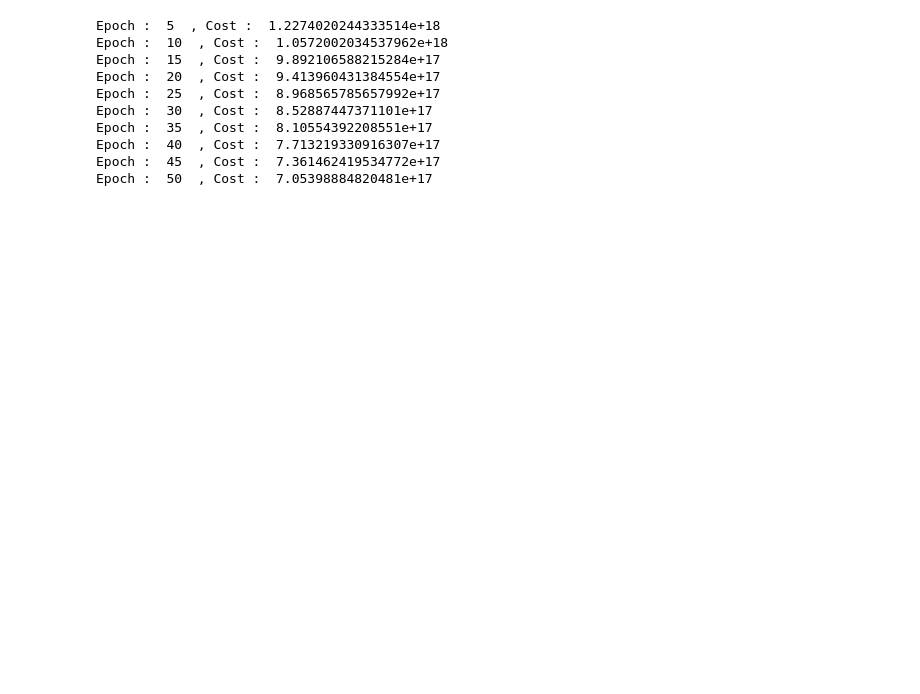
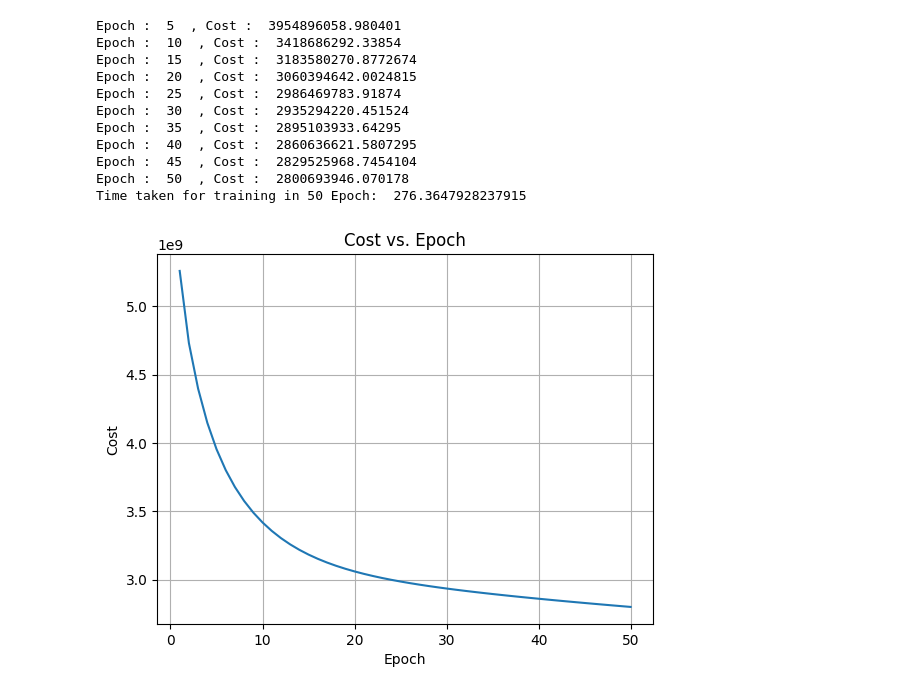
Before and after one commit to RudranilJadhav/24095043-CSoC25-IG, a Jupyter notebook: Prerequisites/Part1.ipynb, the cells around one changed output. Saved outputs shown, nothing was run; the diff lists cells and outputs as text; code cells hidden in the pictures; blank space fills up the shorter version.

```diff
--- a/Prerequisites/Part1.ipynb
+++ b/Prerequisites/Part1.ipynb
@@ -64,21 +67,37 @@ def gradient_decent(w,b,lr):
 # %%
-w=[0]*12
+w=[0]*len(x_train.iloc[0])
 b=0
+cost_list=[]
+
+start = time.time()
 for epoch in range(50):
-    w,b=gradient_decent(w,b,5)
+    w,b=gradient_decent(w,b,1.25)
     if((epoch+1)%5==0):
         print("Epoch : ",epoch+1 ," , Cost : ",cost(w,b))
+    cost_list.append(cost(w,b))
+end = time.time()
+print("Time taken for training in 50 Epoch: ",end-start)
 # %% [output]
-Epoch :  5  , Cost :  1.2274020244333514e+18
-Epoch :  10  , Cost :  1.0572002034537962e+18
-Epoch :  15  , Cost :  9.892106588215284e+17
-Epoch :  20  , Cost :  9.413960431384554e+17
-Epoch :  25  , Cost :  8.968565785657992e+17
-Epoch :  30  , Cost :  8.52887447371101e+17
-Epoch :  35  , Cost :  8.10554392208551e+17
-Epoch :  40  , Cost :  7.713219330916307e+17
-Epoch :  45  , Cost :  7.361462419534772e+17
-Epoch :  50  , Cost :  7.05398884820481e+17
+Epoch :  5  , Cost :  3954896058.980401
+Epoch :  10  , Cost :  3418686292.33854
+Epoch :  15  , Cost :  3183580270.8772674
+Epoch :  20  , Cost :  3060394642.0024815
+Epoch :  25  , Cost :  2986469783.91874
+Epoch :  30  , Cost :  2935294220.451524
+Epoch :  35  , Cost :  2895103933.64295
+Epoch :  40  , Cost :  2860636621.5807295
+Epoch :  45  , Cost :  2829525968.7454104
+Epoch :  50  , Cost :  2800693946.070178
+Time taken for training in 50 Epoch:  276.3647928237915
+# %%
+plt.plot(range(1, 51), cost_list)
+plt.xlabel('Epoch')
+plt.ylabel('Cost')
+plt.title('Cost vs. Epoch')
+plt.grid(True)
+plt.show()
+# %% [output]
+[figure, added]
 # %%
 y_hat=[0]*len(x_test)
 for i in range(len(x_test)):
```
Also changed, not shown: parts of 8 cells of this notebook, 5 other files.
